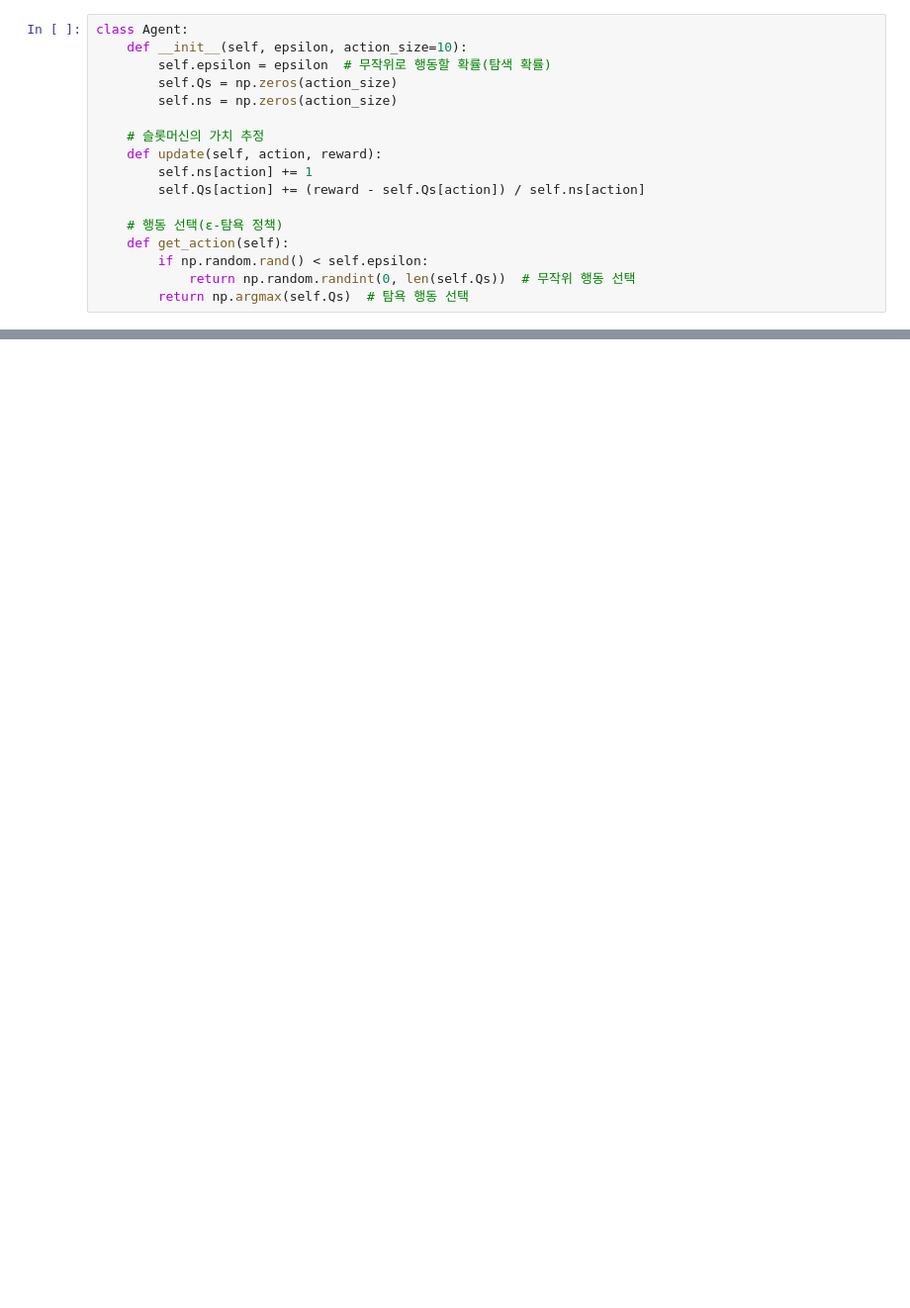
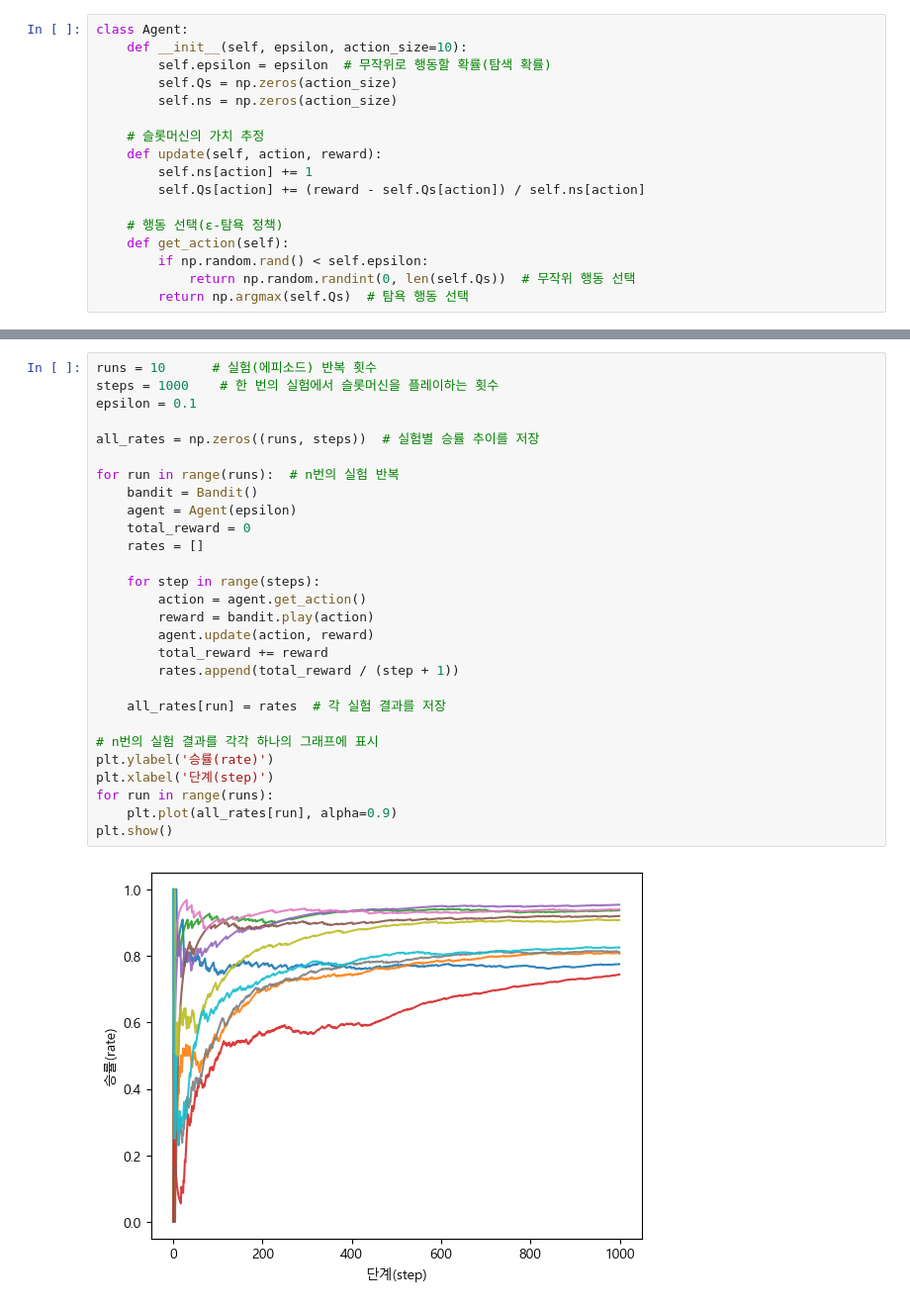
Before and after one commit to jhahncs/Class-Reinforcement-Learning, a Jupyter notebook: ch01/ch01.ipynb, the cells around one changed output, grey strips where cells are left out. Shown at 99% size. Drawn from its saved outputs; the diff is of its cells as text; blank space fills up the shorter version.

```diff
--- a/ch01/ch01.ipynb
+++ b/ch01/ch01.ipynb
@@ -130,0 +173,30 @@ class Agent:
+# %%
+runs = 10      # 실험(에피소드) 반복 횟수
+steps = 1000    # 한 번의 실험에서 슬롯머신을 플레이하는 횟수
+epsilon = 0.1
+
+all_rates = np.zeros((runs, steps))  # 실험별 승률 추이를 저장
+
+for run in range(runs):  # n번의 실험 반복
+    bandit = Bandit()
+    agent = Agent(epsilon)
+    total_reward = 0
+    rates = []
+
+    for step in range(steps):
+        action = agent.get_action()
+        reward = bandit.play(action)
+        agent.update(action, reward)
+        total_reward += reward
+        rates.append(total_reward / (step + 1))
+
+    all_rates[run] = rates  # 각 실험 결과를 저장
+
+# n번의 실험 결과를 각각 하나의 그래프에 표시
+plt.ylabel('승률(rate)')
+plt.xlabel('단계(step)')
+for run in range(runs):
+    plt.plot(all_rates[run], alpha=0.9)
+plt.show()
+# %% [output]
+[figure, added]
```
Also changed, not shown: parts of 6 cells of this notebook, 1 other file.
